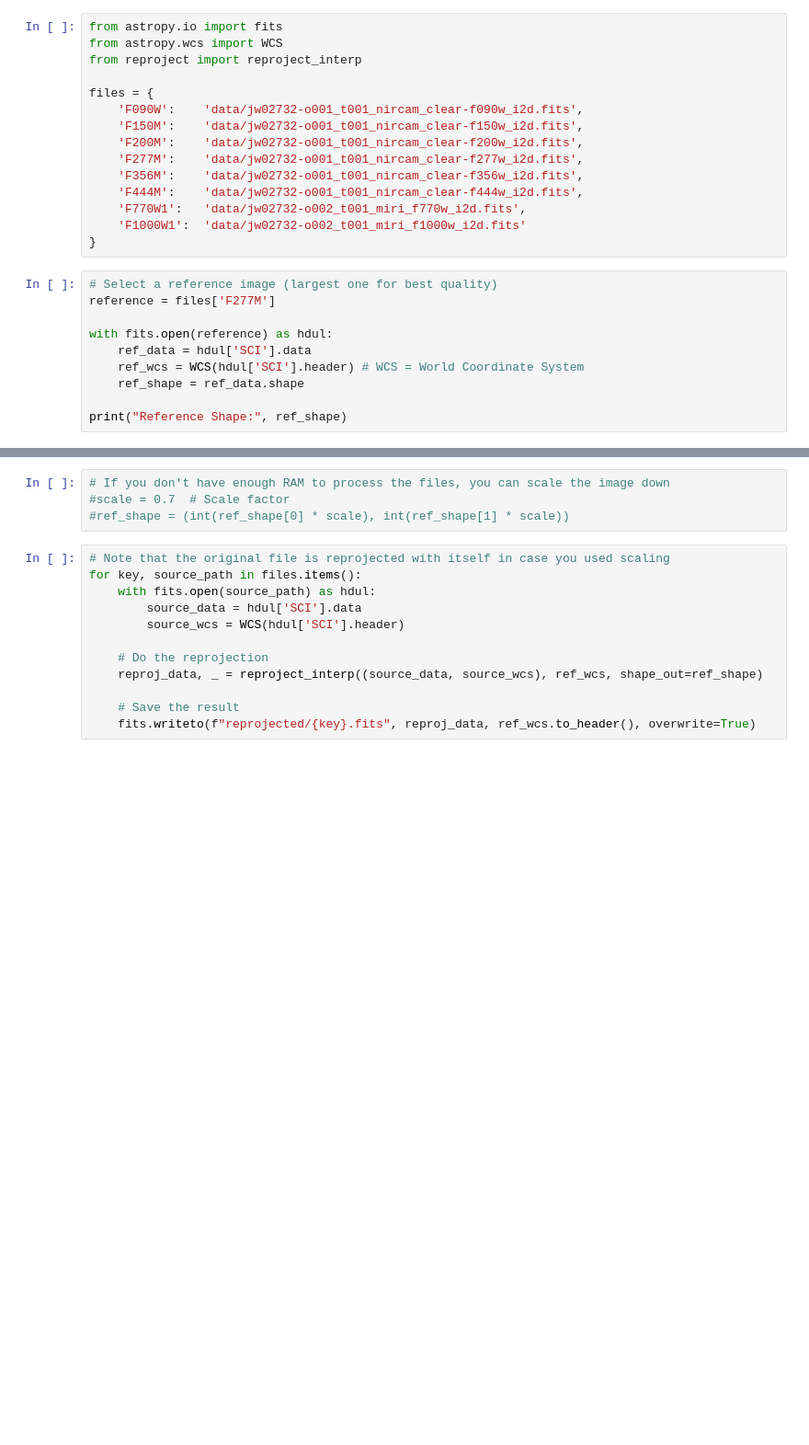
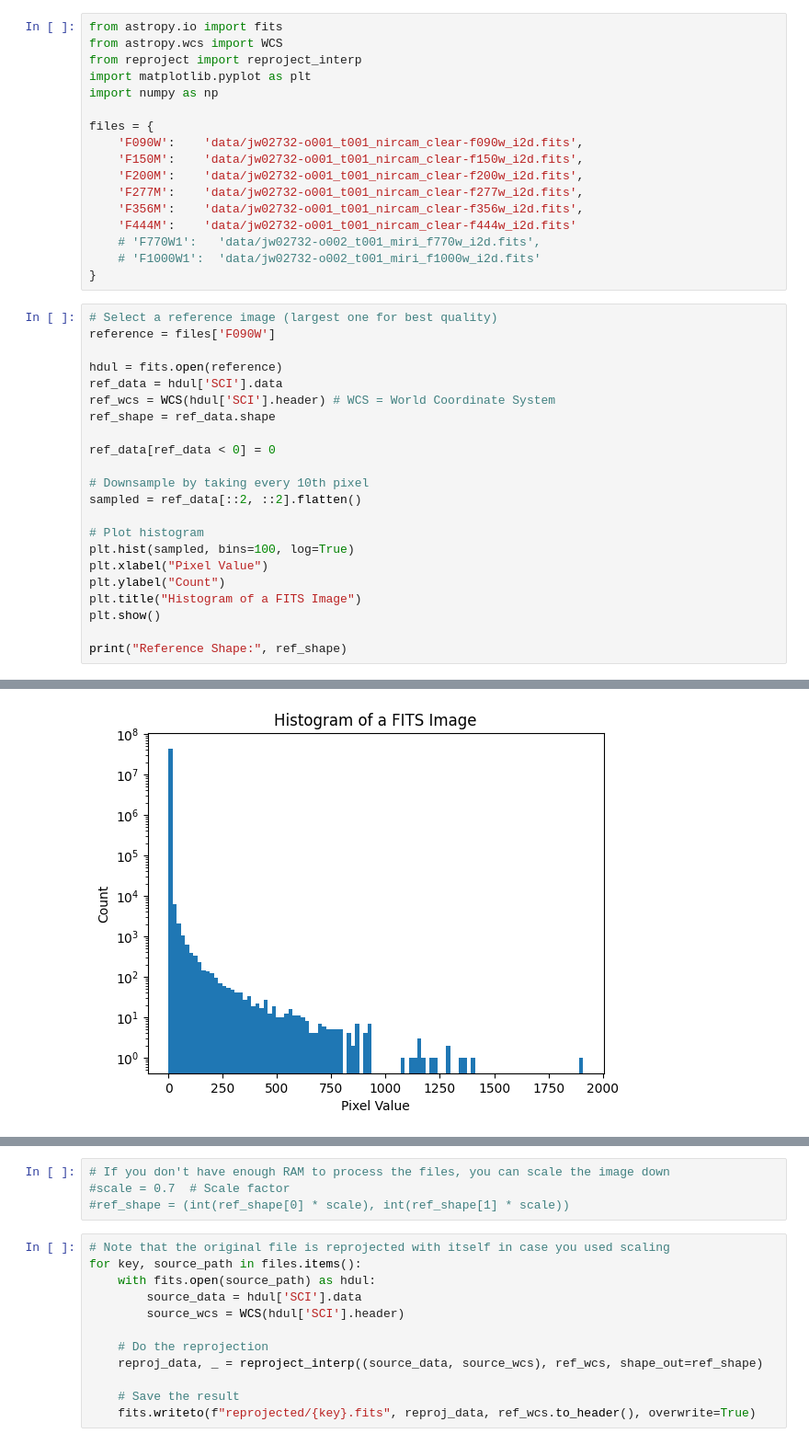
Before and after one commit to ArtyNar/AstroVis, a Jupyter notebook: Stephans Quintet/reproject.ipynb, the cells around one changed output, grey strips where cells are left out. Shown at 92% size. Drawn from its saved outputs; the diff is of its cells as text; blank space fills up the shorter version.

```diff
--- a/Stephans Quintet/reproject.ipynb
+++ b/Stephans Quintet/reproject.ipynb
@@ -2,6 +2,8 @@
 from astropy.io import fits
 from astropy.wcs import WCS
 from reproject import reproject_interp
+import matplotlib.pyplot as plt
+import numpy as np
 
 files = {
     'F090W':    'data/jw02732-o001_t001_nircam_clear-f090w_i2d.fits',
@@ -9,18 +11,30 @@ files = {
     'F200M':    'data/jw02732-o001_t001_nircam_clear-f200w_i2d.fits',
     'F277M':    'data/jw02732-o001_t001_nircam_clear-f277w_i2d.fits',
     'F356M':    'data/jw02732-o001_t001_nircam_clear-f356w_i2d.fits',
-    'F444M':    'data/jw02732-o001_t001_nircam_clear-f444w_i2d.fits',
-    'F770W1':   'data/jw02732-o002_t001_miri_f770w_i2d.fits',
-    'F1000W1':  'data/jw02732-o002_t001_miri_f1000w_i2d.fits'
+    'F444M':    'data/jw02732-o001_t001_nircam_clear-f444w_i2d.fits'
+    # 'F770W1':   'data/jw02732-o002_t001_miri_f770w_i2d.fits',
+    # 'F1000W1':  'data/jw02732-o002_t001_miri_f1000w_i2d.fits'
 }
 # %%
 # Select a reference image (largest one for best quality)
-reference = files['F277M']
+reference = files['F090W']
 
-with fits.open(reference) as hdul:
-    ref_data = hdul['SCI'].data
-    ref_wcs = WCS(hdul['SCI'].header) # WCS = World Coordinate System
-    ref_shape = ref_data.shape
+hdul = fits.open(reference)
+ref_data = hdul['SCI'].data
+ref_wcs = WCS(hdul['SCI'].header) # WCS = World Coordinate System
+ref_shape = ref_data.shape
+
+ref_data[ref_data < 0] = 0
+
+# Downsample by taking every 10th pixel
+sampled = ref_data[::2, ::2].flatten()
+
+# Plot histogram
+plt.hist(sampled, bins=100, log=True)
+plt.xlabel("Pixel Value")
+plt.ylabel("Count")
+plt.title("Histogram of a FITS Image")
+plt.show()
 
 print("Reference Shape:", ref_shape)
 # %% [output]
@@ -27,0 +47 @@ Reference Shape: (6057, 7090)
+[figure, added]
```
Also changed, not shown: parts of 3 cells of this notebook.
